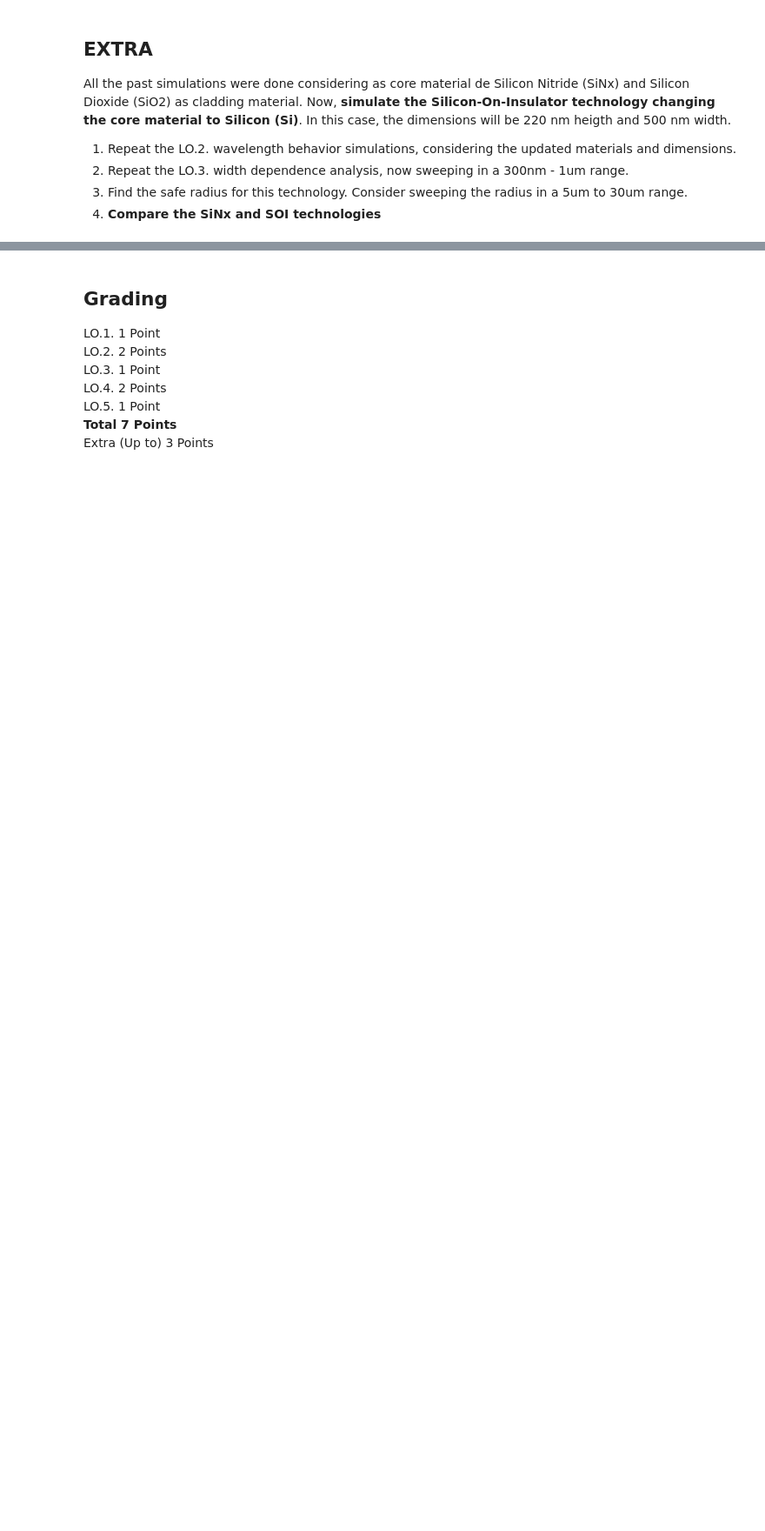
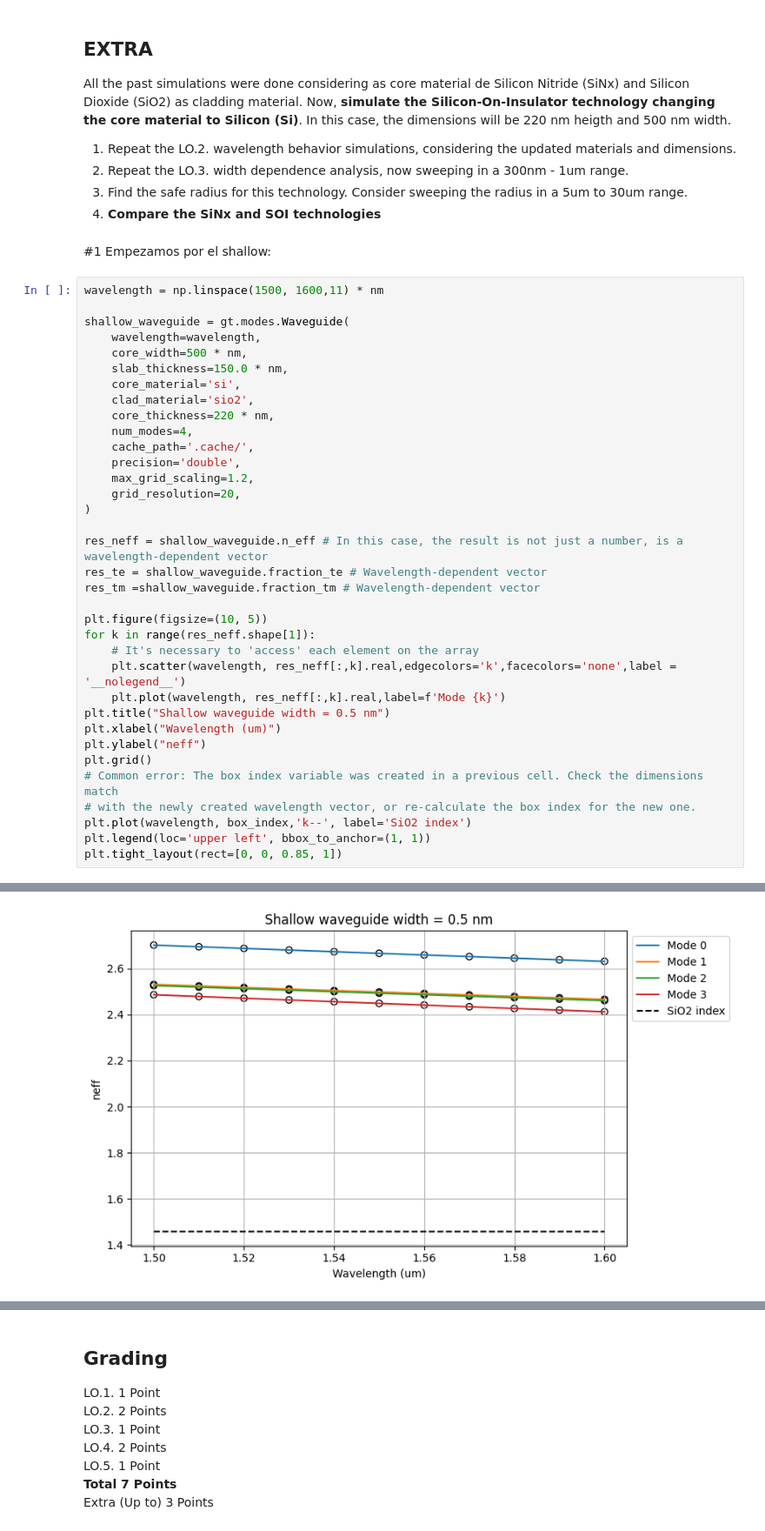
Before and after one commit to jllanoh/cifoin-lab1, a Jupyter notebook: WAVEGUIDES_Student.ipynb, the cells around one changed output, grey strips where cells are left out. Shown at 87% size. Cells and saved outputs as stored; diff of their text form; blank space fills up the shorter version.

```diff
--- a/WAVEGUIDES_Student.ipynb
+++ b/WAVEGUIDES_Student.ipynb
@@ -673,3 +687,42 @@ All the past simulations were done considering as core material de Silicon Nitri
 2. Repeat the LO.3. width dependence analysis, now sweeping in a 300nm - 1um range.
 3. Find the safe radius for this technology. Consider sweeping the radius in a 5um to 30um range.
 4. **Compare the SiNx and SOI technologies**
+# %% [markdown]
+#1
+Empezamos por el shallow:
+# %%
+wavelength = np.linspace(1500, 1600,11) * nm
+
+shallow_waveguide = gt.modes.Waveguide(
+    wavelength=wavelength,
+    core_width=500 * nm,
+    slab_thickness=150.0 * nm,
+    core_material='si',
+    clad_material='sio2',
+    core_thickness=220 * nm,
+    num_modes=4,
+    cache_path='.cache/',
+    precision='double',
+    max_grid_scaling=1.2,
+    grid_resolution=20,
+)
+
+res_neff = shallow_waveguide.n_eff # In this case, the result is not just a number, is a wavelength-dependent vector
+res_te = shallow_waveguide.fraction_te # Wavelength-dependent vector
+res_tm =shallow_waveguide.fraction_tm # Wavelength-dependent vector
+
+plt.figure(figsize=(10, 5))
+for k in range(res_neff.shape[1]):
+    # It's necessary to 'access' each element on the array
+    plt.scatter(wavelength, res_neff[:,k].real,edgecolors='k',facecolors='none',label = '__nolegend__')
+    plt.plot(wavelength, res_neff[:,k].real,label=f'Mode {k}')
+plt.title("Shallow waveguide width = 0.5 nm")
+plt.xlabel("Wavelength (um)")
+plt.ylabel("neff")
+plt.grid()
+# Common error: The box index variable was created in a previous cell. Check the dimensions match
+# with the newly created wavelength vector, or re-calculate the box index for the new one.
+plt.plot(wavelength, box_index,'k--', label='SiO2 index')
+plt.legend(loc='upper left', bbox_to_anchor=(1, 1))
+plt.tight_layout(rect=[0, 0, 0.85, 1])
+# %% [output]
@@ -675,0 +730 @@ All the past simulations were done considering as core material de Silicon Nitri
+[figure, added]
```
Also changed, not shown: parts of 10 cells of this notebook, 1 other file.
